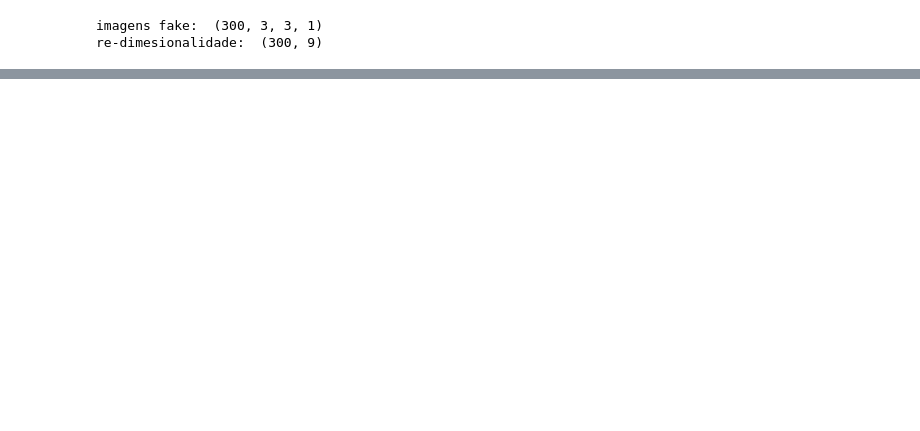
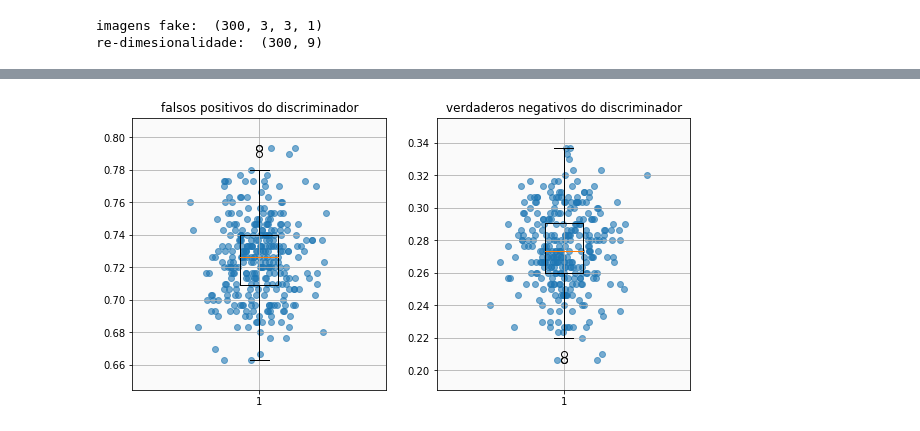
Before and after one commit to ejrueda/MasterUFPA, a Jupyter notebook: Proyectos/BioInformática/GANs-genoma.ipynb, the cells around one changed output, grey strips where cells are left out. Saved outputs shown, nothing was run; the diff lists cells and outputs as text; code cells hidden in the pictures; blank space fills up the shorter version.

```diff
--- a/Proyectos/BioInformática/GANs-genoma.ipynb
+++ b/Proyectos/BioInformática/GANs-genoma.ipynb
@@ -402,0 +408,23 @@ plt.legend();
+# %%
+bp_fp = []
+bp_vn = []
+for i in range(300):
+    fakes = gan.G.predict(np.random.normal(0,1,(num_imgs,noise_input)))
+    y_predict = gan.D.predict_classes(fakes)
+    bp_fp.append(np.mean(y_predict==1))
+    bp_vn.append(np.mean(y_predict==0))
+# %%
+plt.figure(figsize=(10,5))
+plt.subplot(1,2,1, facecolor="#FAFAFA")
+plt.title("falsos positivos do discriminador")
+plt.grid()
+plt.scatter(np.random.normal(1,.1, size=(300)), bp_fp, alpha=.6)
+plt.boxplot(bp_fp,);
+
+plt.subplot(1,2,2, facecolor="#FAFAFA")
+plt.scatter(np.random.normal(1,.1, size=(300)), bp_vn, alpha=.6)
+plt.title("verdaderos negativos do discriminador")
+plt.grid()
+plt.boxplot(bp_vn,);
+# %% [output]
+[figure, added]
```
Also changed, not shown: parts of 16 cells of this notebook.
